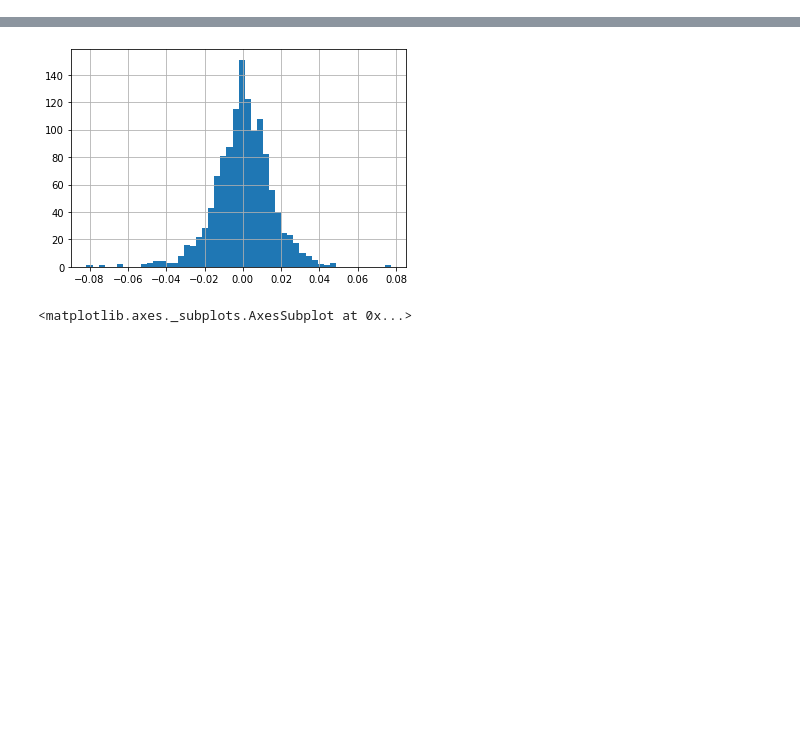
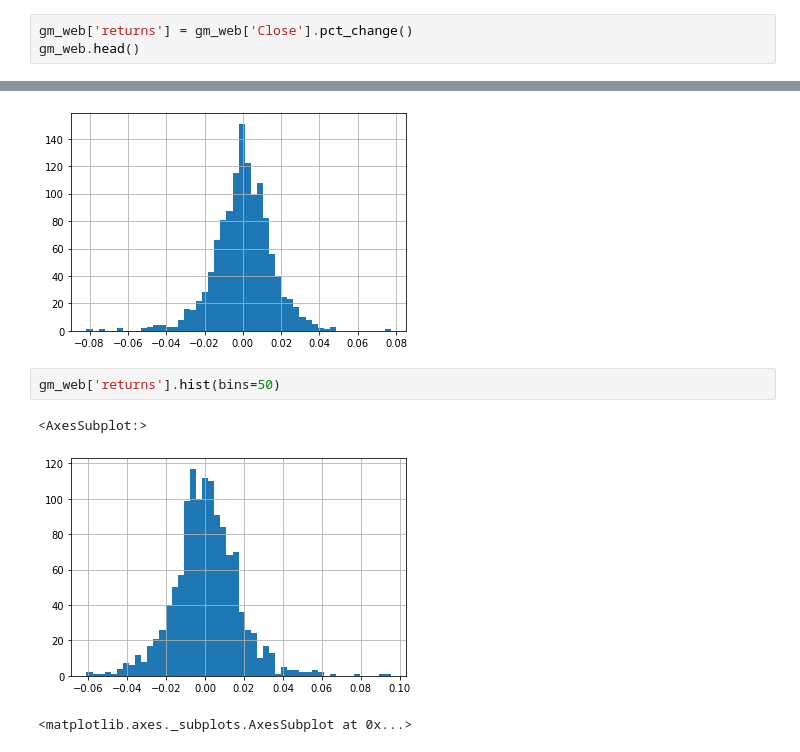
Before and after one commit to AdnenMess/Financial_Analysis, a Jupyter notebook: 07-Stock_Market_Analysis/Projet Analyse Boursière.ipynb, the cells around one changed output, grey strips where cells are left out. Drawn from its saved outputs; the diff is of its cells as text; blank space fills up the shorter version.

```diff
--- a/07-Stock_Market_Analysis/Projet Analyse Boursière.ipynb
+++ b/07-Stock_Market_Analysis/Projet Analyse Boursière.ipynb
@@ -287,3 +343,6 @@ Cela définit r_t (rendement à l'instant t) comme étant égal au prix à l'ins
 | 2012-01-05 | 11.63 | 11.24 | 11.33 | 11.59 | 67877500.0 | 7.990177 | 7.690521e+08 | 0.025664 |
 | 2012-01-06 | 11.80 | 11.52 | 11.74 | 11.71 | 59840700.0 | 8.072903 | 7.025298e+08 | 0.010354 |
 | 2012-01-09 | 11.95 | 11.70 | 11.83 | 11.80 | 53981500.0 | 8.134951 | 6.386011e+08 | 0.007686 |
+# %%
+gm_web['returns'] = gm_web['Close'].pct_change()
+gm_web.head()
@@ -302,6 +374,11 @@ Cela définit r_t (rendement à l'instant t) comme étant égal au prix à l'ins
 # %% [output]
 <matplotlib.axes._subplots.AxesSubplot at 0x...>
 [figure]
+# %%
+gm_web['returns'].hist(bins=50)
+# %% [output]
+<AxesSubplot:>
+[figure, added]
 # %%
 # %% [output]
 <matplotlib.axes._subplots.AxesSubplot at 0x...>
```
Also changed, not shown: parts of 13 cells of this notebook.
